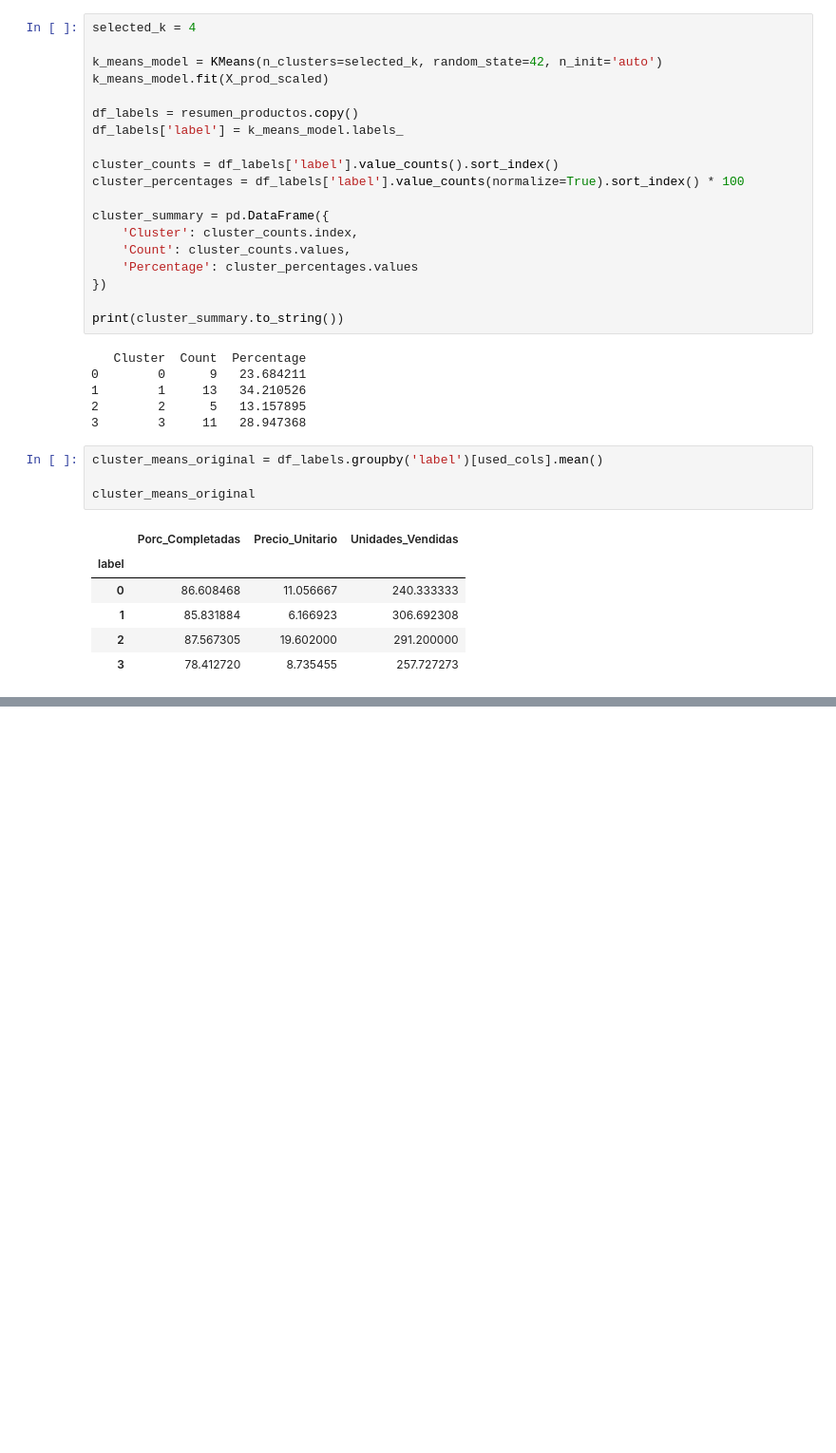
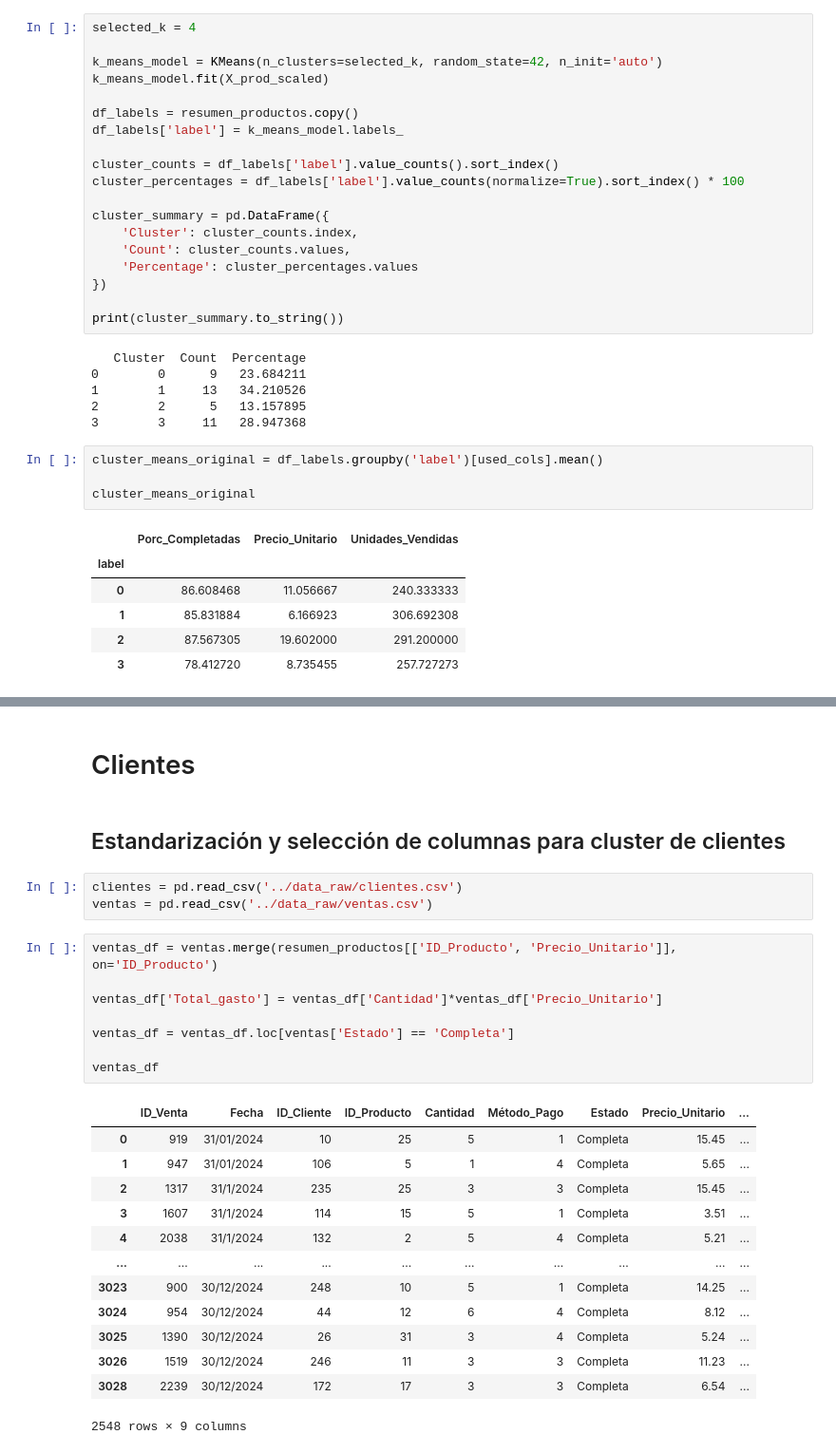
Before and after one commit to Polito9/Sales-Pattern-Analysis, a Jupyter notebook: notebooks/Clustering.ipynb, the cells around one changed output, grey strips where cells are left out. Shown at 95% size. Drawn from its saved outputs; the diff is of its cells as text; blank space fills up the shorter version.

```diff
--- a/notebooks/Clustering.ipynb
+++ b/notebooks/Clustering.ipynb
@@ -429,3 +363,32 @@ layout = go.Layout(
 fig = go.Figure(data=data, layout=layout)
 
 fig.show()
+# %% [markdown]
+# Clientes
+# %% [markdown]
+## Estandarización y selección de columnas para cluster de clientes
+# %%
+clientes = pd.read_csv('../data_raw/clientes.csv')
+ventas = pd.read_csv('../data_raw/ventas.csv')
+# %%
+ventas_df = ventas.merge(resumen_productos[['ID_Producto', 'Precio_Unitario']], on='ID_Producto')
+
+ventas_df['Total_gasto'] = ventas_df['Cantidad']*ventas_df['Precio_Unitario']
+
+ventas_df = ventas_df.loc[ventas['Estado'] == 'Completa']
+
+ventas_df
+# %% [output]
+|  | ID_Venta | Fecha | ID_Cliente | ID_Producto | Cantidad | Método_Pago | Estado | Precio_Unitario | ... |
+| 0 | 919 | 31/01/2024 | 10 | 25 | 5 | 1 | Completa | 15.45 | ... |
+| 1 | 947 | 31/01/2024 | 106 | 5 | 1 | 4 | Completa | 5.65 | ... |
+| 2 | 1317 | 31/1/2024 | 235 | 25 | 3 | 3 | Completa | 15.45 | ... |
+| 3 | 1607 | 31/1/2024 | 114 | 15 | 5 | 1 | Completa | 3.51 | ... |
+| 4 | 2038 | 31/1/2024 | 132 | 2 | 5 | 4 | Completa | 5.21 | ... |
+| ... | ... | ... | ... | ... | ... | ... | ... | ... | ... |
+| 3023 | 900 | 30/12/2024 | 248 | 10 | 5 | 1 | Completa | 14.25 | ... |
+| 3024 | 954 | 30/12/2024 | 44 | 12 | 6 | 4 | Completa | 8.12 | ... |
+| 3025 | 1390 | 30/12/2024 | 26 | 31 | 3 | 4 | Completa | 5.24 | ... |
+| 3026 | 1519 | 30/12/2024 | 246 | 11 | 3 | 3 | Completa | 11.23 | ... |
+| 3028 | 2239 | 30/12/2024 | 172 | 17 | 3 | 3 | Completa | 6.54 | ... |
+2548 rows × 9 columns
```
Also changed, not shown: parts of 30 cells of this notebook.
